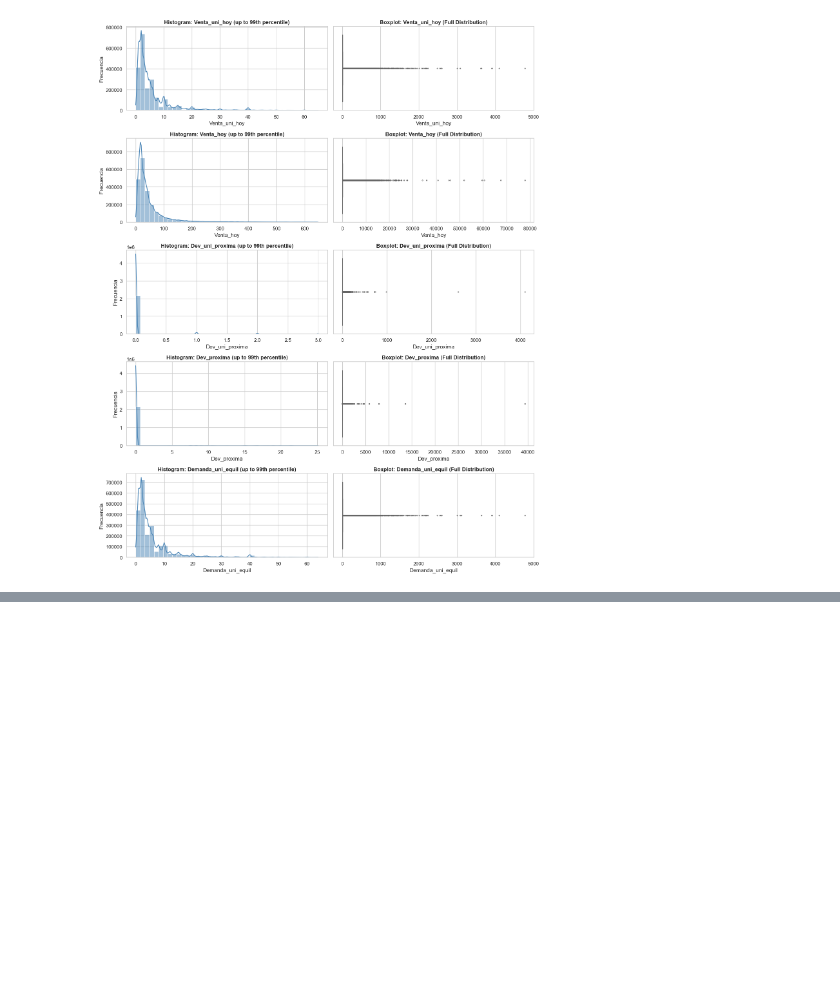
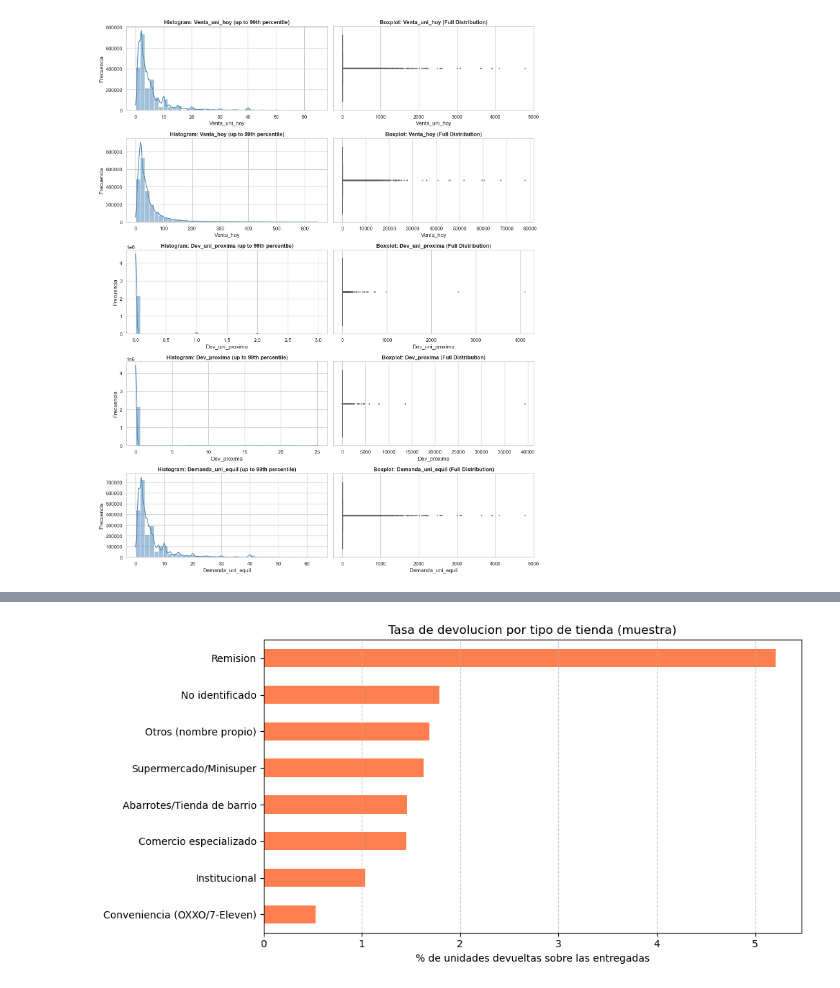
Before and after one commit to Alexis6am/AI_DeepLearning, a Jupyter notebook: ai/Practica_DL.ipynb, the cells around one changed output, grey strips where cells are left out. Drawn from its saved outputs; the diff is of its cells as text; code cells hidden in the pictures; blank space fills up the shorter version.

Commit message:
nuevas variables, graficas

```diff
--- a/ai/Practica_DL.ipynb
+++ b/ai/Practica_DL.ipynb
@@ -599,0 +831,15 @@ plt.show()
+# %%
+# Solo descriptiva: devoluciones / unidades entregadas. NO se usa como variable del modelo
+merma = final_df.groupby('tipo_tienda', observed=True)[['Dev_uni_proxima', 'Venta_uni_hoy']].sum()
+tasa_dev = (merma['Dev_uni_proxima'] / merma['Venta_uni_hoy'] * 100).sort_values()
+
+plt.figure(figsize=(10, 5))
+tasa_dev.plot(kind='barh', color='coral')
+plt.title('Tasa de devolucion por tipo de tienda (muestra)')
+plt.xlabel('% de unidades devueltas sobre las entregadas')
+plt.ylabel('')
+plt.grid(axis='x', linestyle='--', alpha=0.7)
+plt.tight_layout()
+plt.show()
+# %% [output]
+[figure, added]
```
Also changed, not shown: parts of 33 cells of this notebook.
